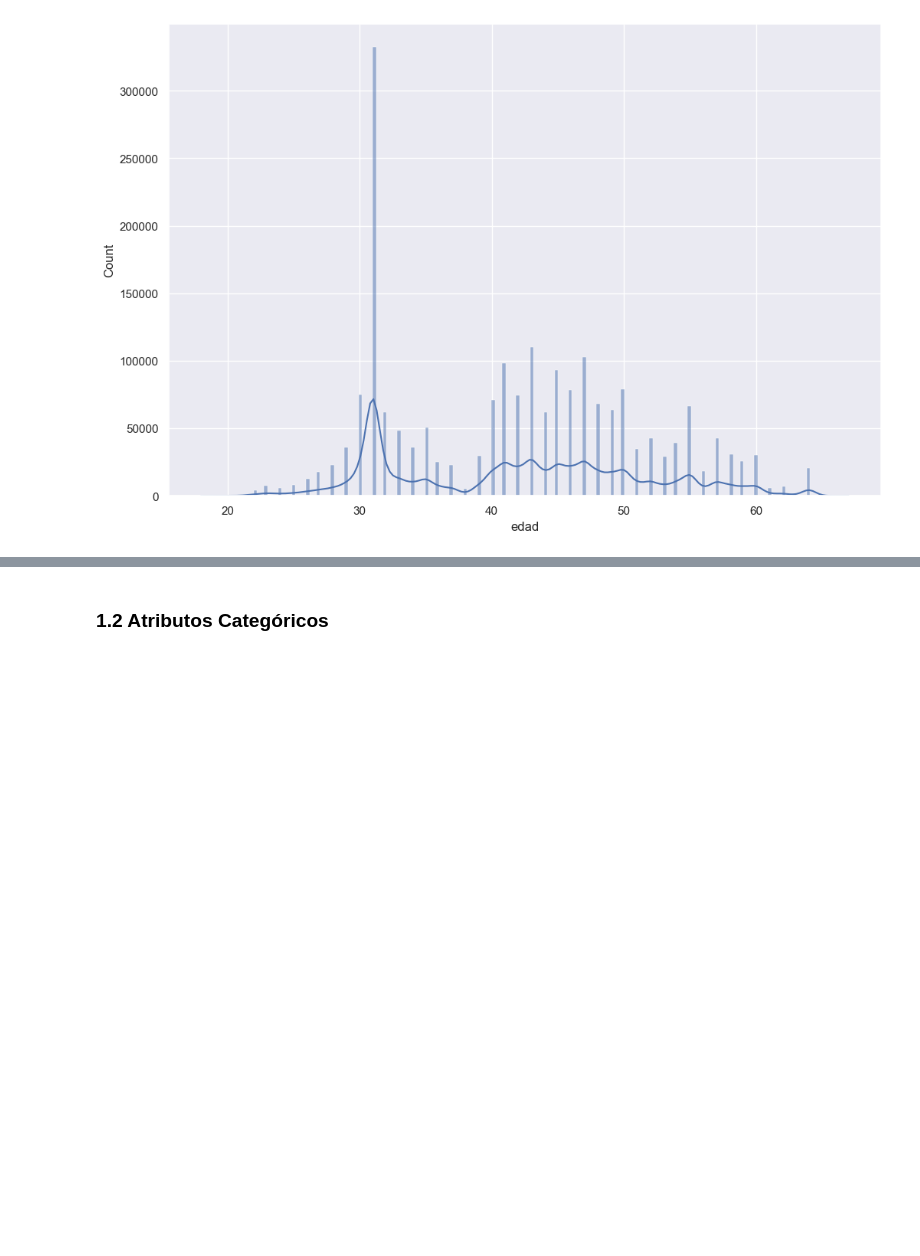
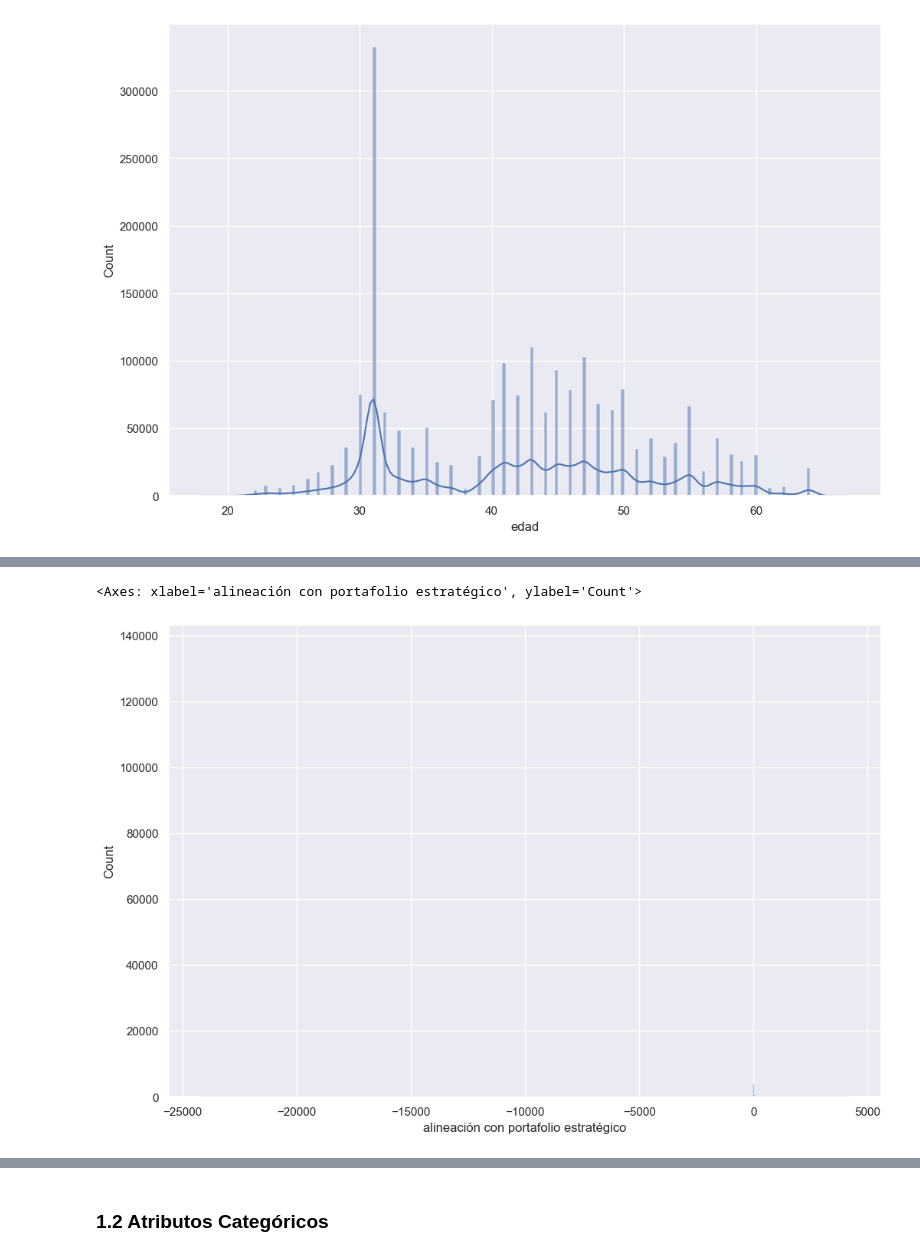
Before and after one commit to VVDataInsights/Reto_Corona, a Jupyter notebook: modeloB2C.ipynb, the cells around one changed output, grey strips where cells are left out. Drawn from its saved outputs; the diff is of its cells as text; code cells hidden in the pictures; blank space fills up the shorter version.

```diff
--- a/modeloB2C.ipynb
+++ b/modeloB2C.ipynb
@@ -240,7 +254,10 @@ sns.histplot(data=df_trans_B2C, x="valor", kde=True)
 # %%
 # Histogramas numericos
 fig=plt.figure(figsize=(12,8))
-sns.histplot(data=df_trans_B2C, x="alineación con el portafolio estratégico", kde=True)
+sns.histplot(data=df_trans_B2C, x="alineación con portafolio estratégico", kde=True)
+# %% [output]
+<Axes: xlabel='alineación con portafolio estratégico', ylabel='Count'>
+[figure, added]
 # %%
 # Histogramas numericos
 fig=plt.figure(figsize=(12,8))
```
Also changed, not shown: parts of 54 cells of this notebook.
